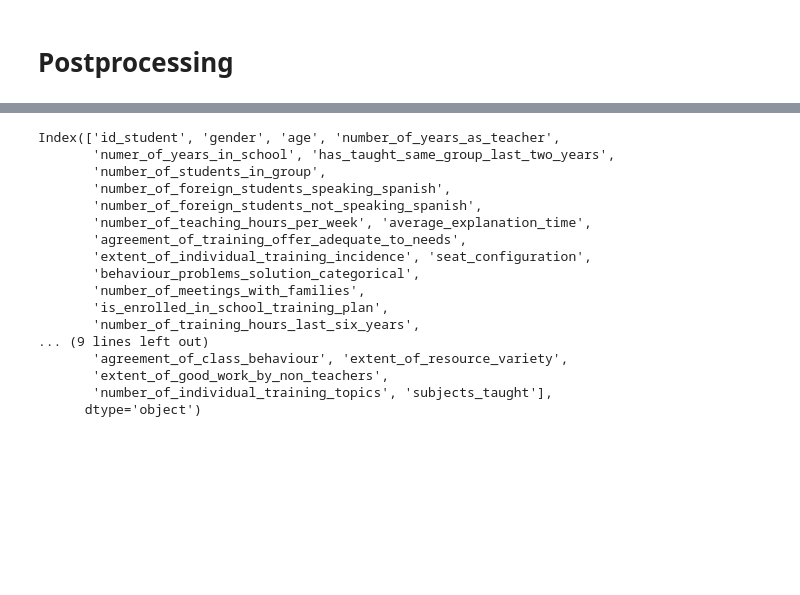
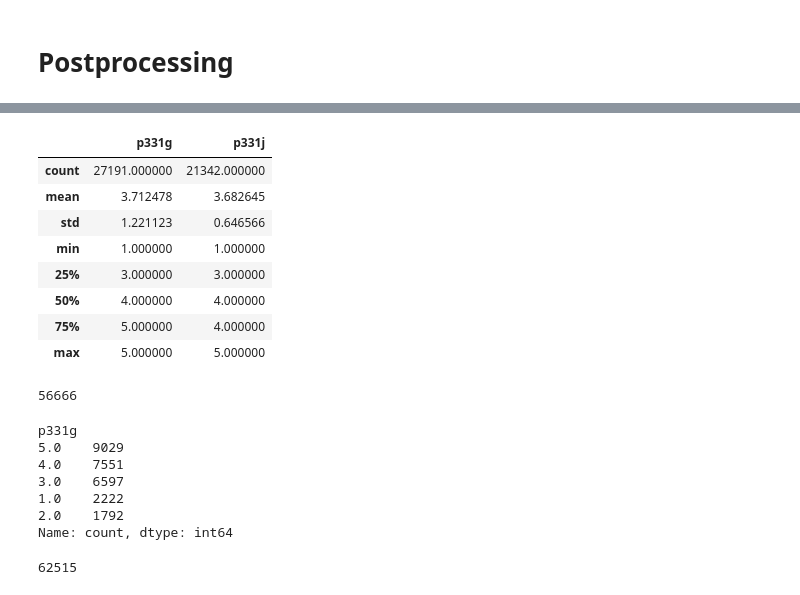
Before and after one commit to aequitas-aod/experiment-ull-dataset-preprocessing, a Jupyter notebook: src/pre_processing/notebooks/teacher_questionnaire.ipynb, the cells around one changed output, grey strips where cells are left out. Saved outputs shown, nothing was run; the diff lists cells and outputs as text; code cells hidden in the pictures; blank space fills up the shorter version.

```diff
--- a/src/pre_processing/notebooks/teacher_questionnaire.ipynb
+++ b/src/pre_processing/notebooks/teacher_questionnaire.ipynb
@@ -1278,21 +1198,0 @@ col_mv
-# %%
-teacher_df = pd.read_csv(os.path.join(DATA_PREPROC_PATH, "teacher_questionnaire.csv"))
-teacher_df.columns
-# %% [output]
-Index(['id_student', 'gender', 'age', 'number_of_years_as_teacher',
-       'numer_of_years_in_school', 'has_taught_same_group_last_two_years',
-       'number_of_students_in_group',
-       'number_of_foreign_students_speaking_spanish',
-       'number_of_foreign_students_not_speaking_spanish',
-       'number_of_teaching_hours_per_week', 'average_explanation_time',
-       'agreement_of_training_offer_adequate_to_needs',
-       'extent_of_individual_training_incidence', 'seat_configuration',
-       'behaviour_problems_solution_categorical',
-       'number_of_meetings_with_families',
-       'is_enrolled_in_school_training_plan',
-       'number_of_training_hours_last_six_years',
-... (9 lines left out)
-       'agreement_of_class_behaviour', 'extent_of_resource_variety',
-       'extent_of_good_work_by_non_teachers',
-       'number_of_individual_training_topics', 'subjects_taught'],
-      dtype='object')
@@ -1298,0 +1202,12 @@ Index(['id_student', 'gender', 'age', 'number_of_years_as_teacher',
+# %%
+df.loc[:, ["p331g","p331j"]].describe()
+# %% [output]
+|  | p331g | p331j |
+| count | 27191.000000 | 21342.000000 |
+| mean | 3.712478 | 3.682645 |
+| std | 1.221123 | 0.646566 |
+| min | 1.000000 | 1.000000 |
+| 25% | 3.000000 | 3.000000 |
+| 50% | 4.000000 | 4.000000 |
+| 75% | 5.000000 | 4.000000 |
+| max | 5.000000 | 5.000000 |
@@ -1298,0 +1223,18 @@ Index(['id_student', 'gender', 'age', 'number_of_years_as_teacher',
+# %%
+df["p331g"].isna().sum()
+# %% [output]
+56666
+# %%
+df["p331g"].value_counts()
+# %% [output]
+p331g
+5.0    9029
+4.0    7551
+3.0    6597
+1.0    2222
+2.0    1792
+Name: count, dtype: int64
+# %%
+df["p331j"].isna().sum()
+# %% [output]
+62515
```
Also changed, not shown: parts of 18 cells of this notebook, 3 other files.
